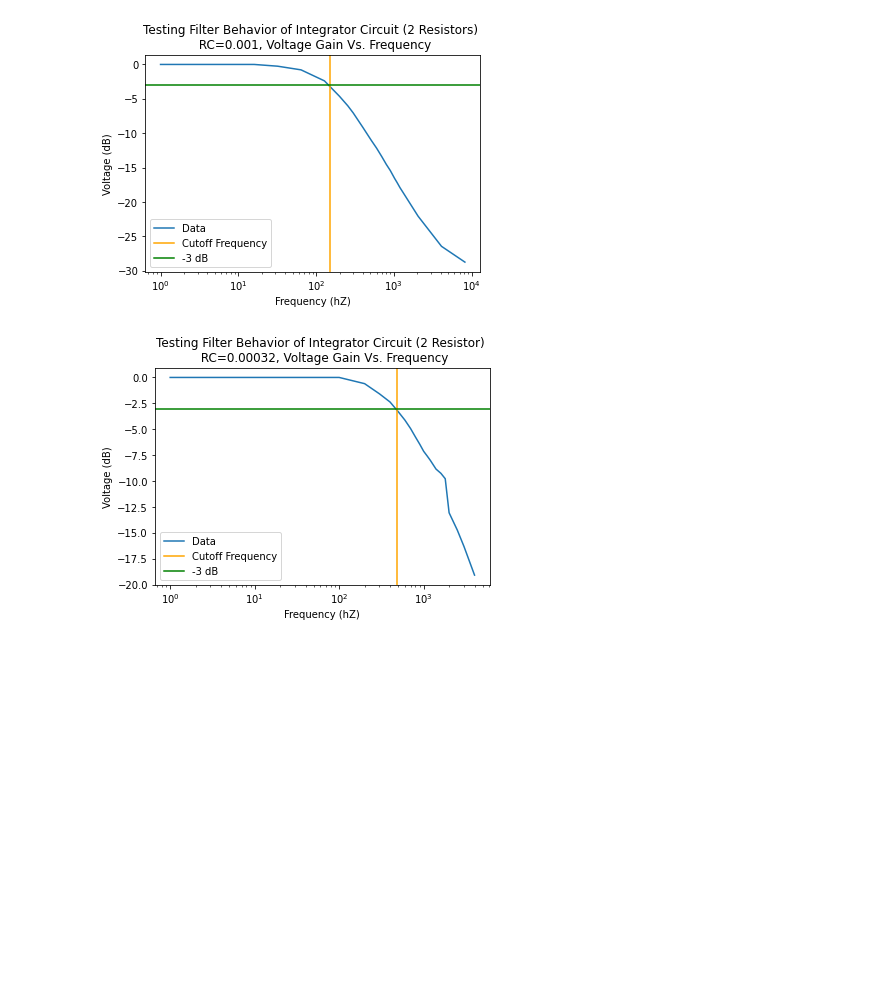
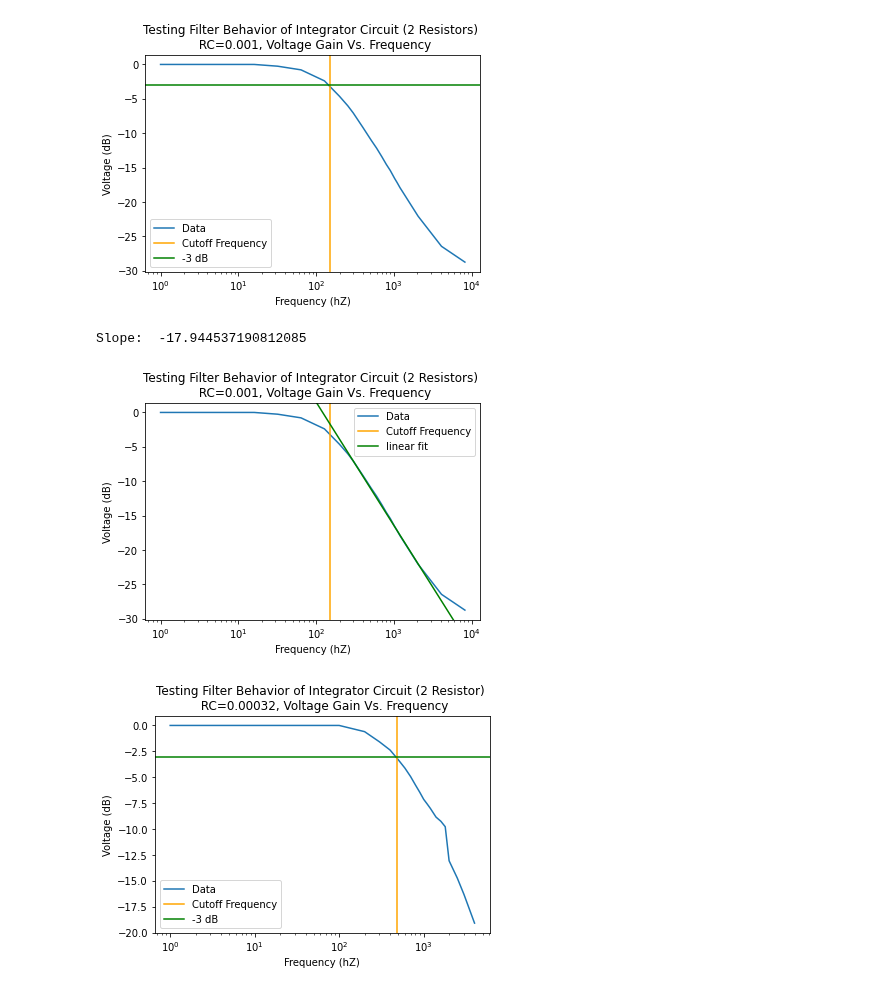
Before and after one commit to matthew-ding/physics5bl, a Jupyter notebook: Capstone/FilterData.ipynb, the cells around one changed output. Drawn from its saved outputs; the diff is of its cells as text; code cells hidden in the pictures; blank space fills up the shorter version.

```diff
--- a/Capstone/FilterData.ipynb
+++ b/Capstone/FilterData.ipynb
@@ -53,6 +53,19 @@ plt.legend()
 plt.show()
 # %% [output]
 [figure]
+# %%
+plt.title('Testing Filter Behavior of Integrator Circuit (2 Resistors) \n RC=0.001, Voltage Gain Vs. Frequency')
+plt.xlabel('Frequency (hZ)')
+plt.ylabel('Voltage (dB)')
+plt.semilogx(f1, Vout_to_gain(Vpp1, Vpp1[0]), label='Data')
+plt.axvline(x = 150, color = 'orange', label = 'Cutoff Frequency')
+plt.axline((f1[10], Vout_to_gain(Vpp1, Vpp1[0])[10]), (f1[18], Vout_to_gain(Vpp1, Vpp1[0])[18]), color = 'green', label = "linear fit")
+print("Slope: ", (Vout_to_gain(Vpp1, Vpp1[0])[18] - Vout_to_gain(Vpp1, Vpp1[0])[10])/(np.log10(f1[18])-np.log10(f1[10])))
+plt.legend()
+plt.show()
+# %% [output]
+Slope:  -17.944537190812085
+[figure, added]
 # %%
 plt.title('Testing Filter Behavior of Integrator Circuit (2 Resistor) \n RC=0.00032, Voltage Gain Vs. Frequency')
 plt.xlabel('Frequency (hZ)')
```
Also changed, not shown: parts of 5 cells of this notebook.
